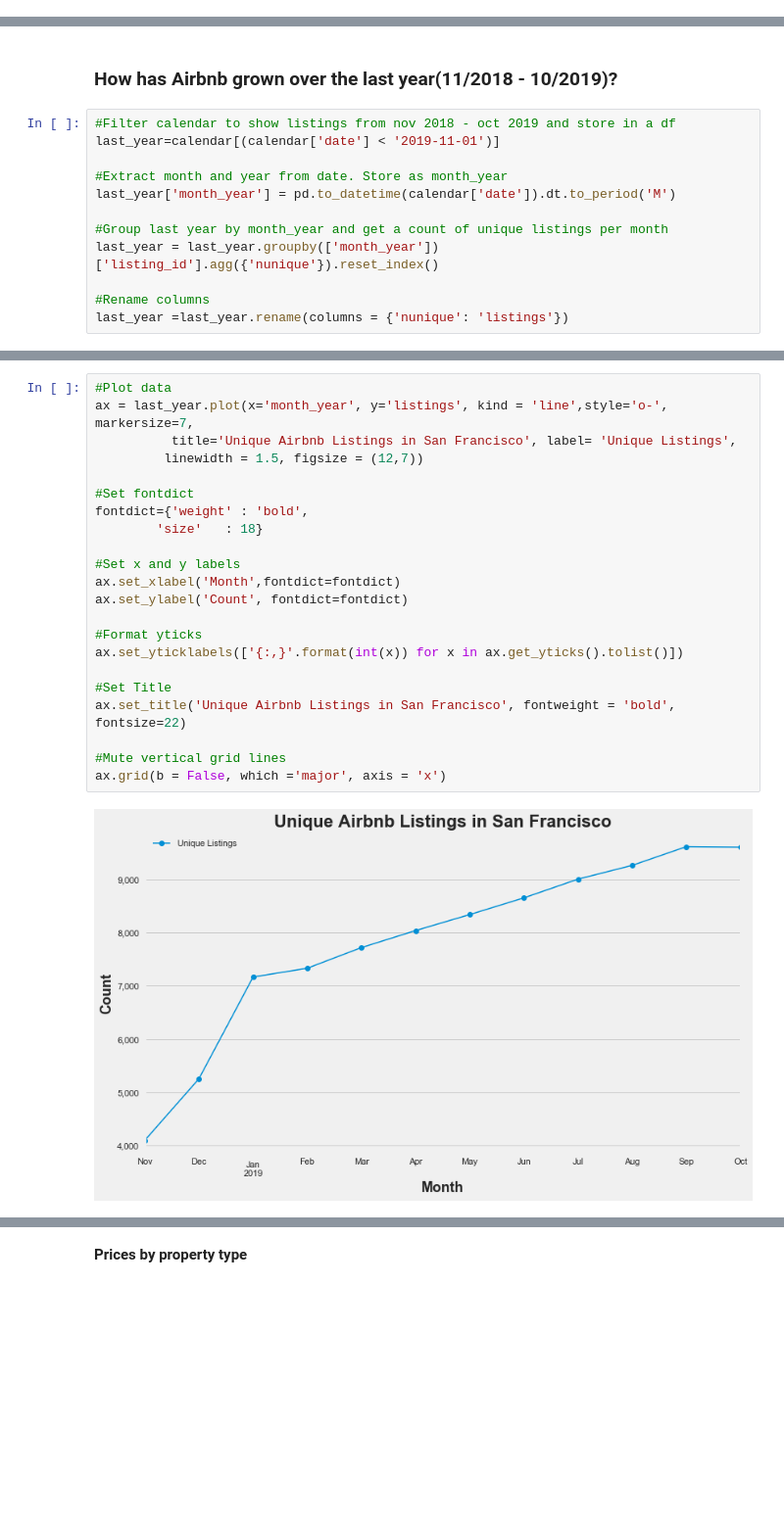
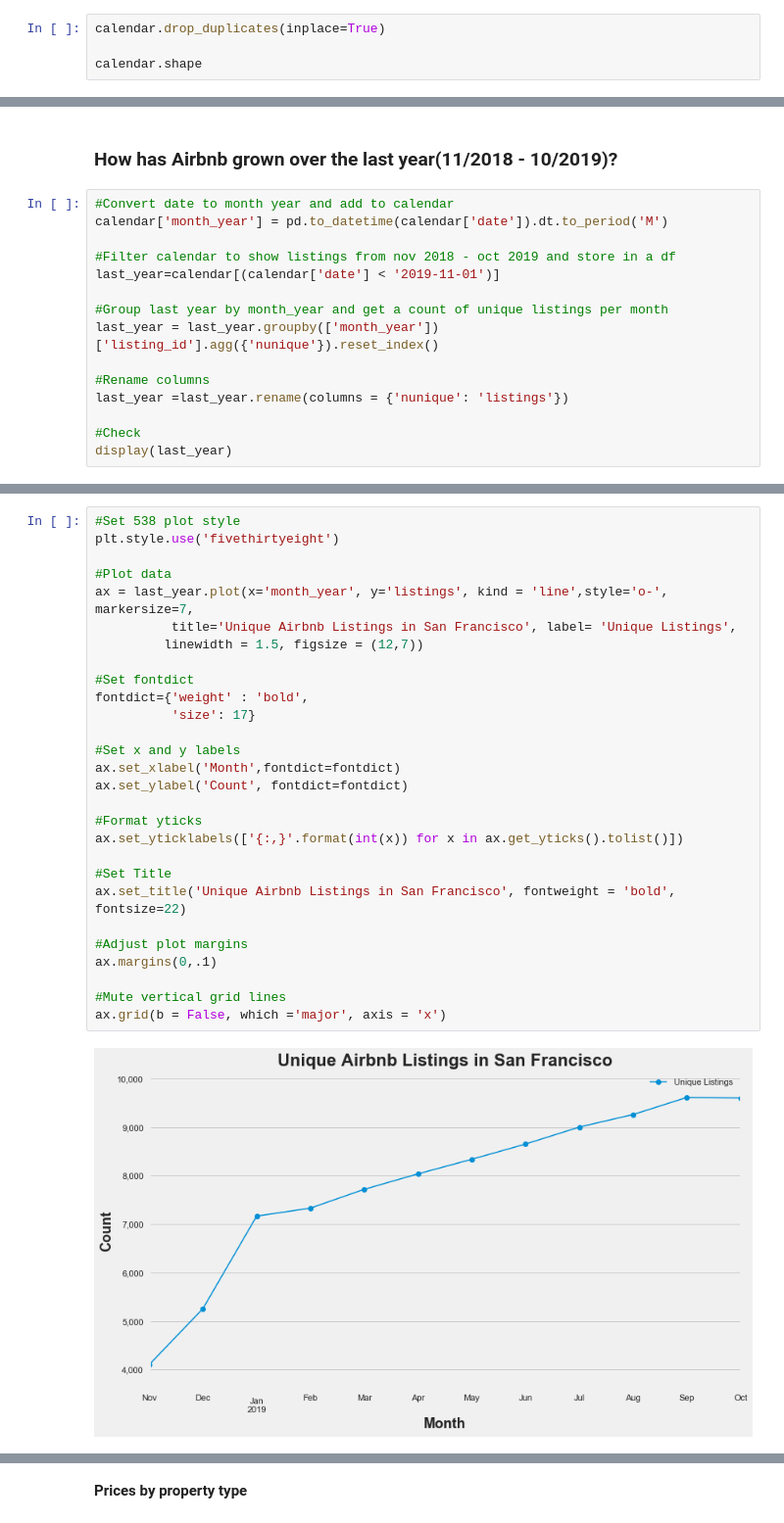
Before and after one commit to KishenSharma6/Airbnb-SF, a Jupyter notebook: Project Codes/03. Exploratory Data Analysis/12_27_2019_EDA.ipynb, the cells around one changed output, grey strips where cells are left out. Shown: that part at 98% size. Cells and saved outputs as stored; diff of their text form; blank space fills up the shorter version.

```diff
--- a/Project Codes/03. Exploratory Data Analysis/12_27_2019_EDA.ipynb
+++ b/Project Codes/03. Exploratory Data Analysis/12_27_2019_EDA.ipynb
@@ -102,0 +109,4 @@ display(calendar.head())
+# %%
+calendar.drop_duplicates(inplace=True)
+
+calendar.shape
@@ -150,14 +156,17 @@ sf_zillow
 # %% [markdown]
 ### How has Airbnb grown over the last year(11/2018 - 10/2019)?
 # %%
+#Convert date to month year and add to calendar
+calendar['month_year'] = pd.to_datetime(calendar['date']).dt.to_period('M')
+
 #Filter calendar to show listings from nov 2018 - oct 2019 and store in a df
 last_year=calendar[(calendar['date'] < '2019-11-01')]
-
-#Extract month and year from date. Store as month_year
-last_year['month_year'] = pd.to_datetime(calendar['date']).dt.to_period('M')
 
 #Group last year by month_year and get a count of unique listings per month
 last_year = last_year.groupby(['month_year'])['listing_id'].agg({'nunique'}).reset_index()
 
 #Rename columns
 last_year =last_year.rename(columns = {'nunique': 'listings'})
+
+#Check
+display(last_year)
@@ -164,24 +187,30 @@ last_year =last_year.rename(columns = {'nunique': 'listings'})
 # %%
+#Set 538 plot style
+plt.style.use('fivethirtyeight')
+
 #Plot data
 ax = last_year.plot(x='month_year', y='listings', kind = 'line',style='o-', markersize=7,
           title='Unique Airbnb Listings in San Francisco', label= 'Unique Listings',
          linewidth = 1.5, figsize = (12,7))
 
 #Set fontdict
 fontdict={'weight' : 'bold',
-        'size'   : 18}
+          'size': 17}
 
 #Set x and y labels
 ax.set_xlabel('Month',fontdict=fontdict)
 ax.set_ylabel('Count', fontdict=fontdict)
 
 #Format yticks
 ax.set_yticklabels(['{:,}'.format(int(x)) for x in ax.get_yticks().tolist()])
 
 #Set Title
 ax.set_title('Unique Airbnb Listings in San Francisco', fontweight = 'bold', fontsize=22)
 
+#Adjust plot margins
+ax.margins(0,.1)
+
 #Mute vertical grid lines
 ax.grid(b = False, which ='major', axis = 'x')
 # %% [output]
-[figure, old version]
+[figure, new version]
```
Also changed, not shown: parts of 32 cells of this notebook.
